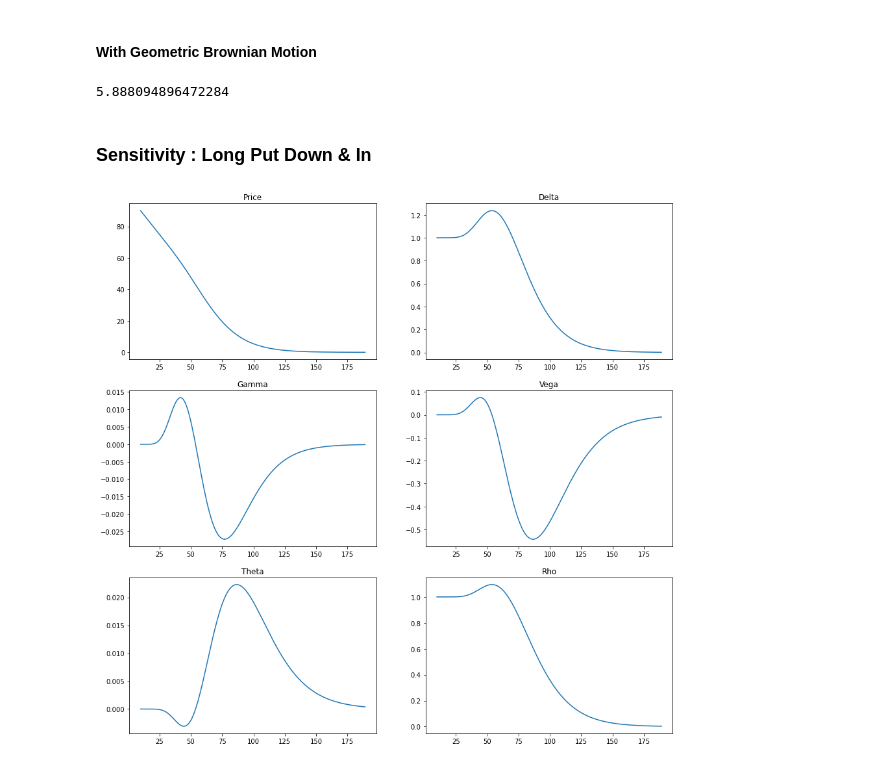
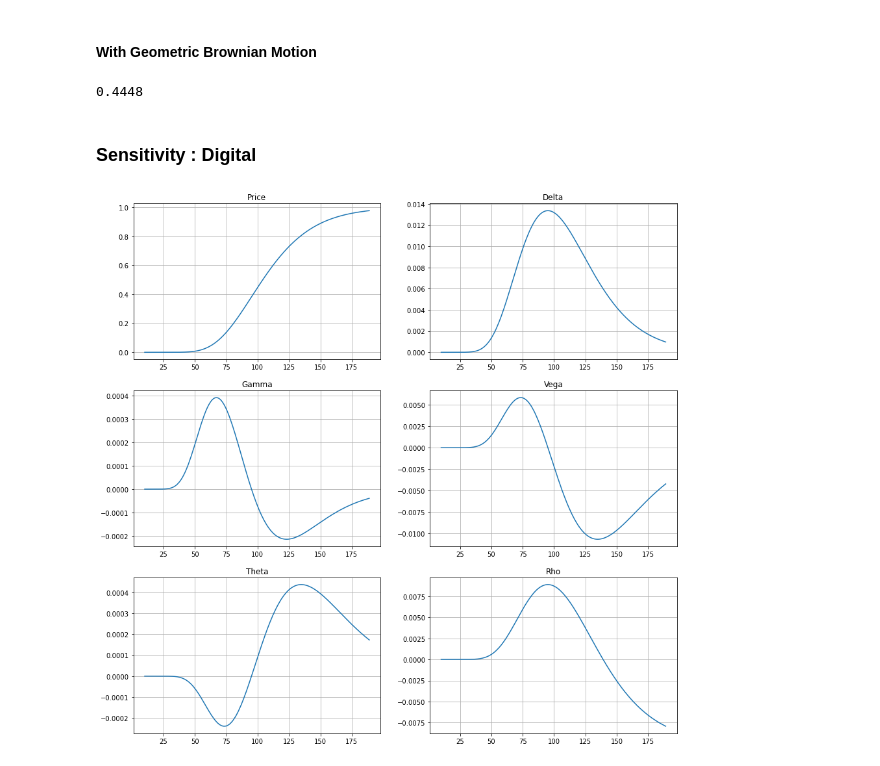
Before and after one commit to Stevenworick/Pricing, a Jupyter notebook: Notebook.ipynb, the cells around one changed output. Cells and saved outputs as stored; diff of their text form; code cells hidden in the pictures.

Commit message:
Digital & Notebook update

```diff
--- a/Notebook.ipynb
+++ b/Notebook.ipynb
@@ -17,11 +17,11 @@ configuration = ConfigurationBuilder(
 # %% [markdown]
 #### With Black Scholes Merton
 # %%
-barrier = 70
-shift = 3
+barrier = configuration.spot
+shift = 1
+
+configuration.strike = barrier - shift
+option_1 = BlackScholesMerton(configuration)
 
 configuration.strike = barrier
-option_1 = BlackScholesMerton(configuration)
-
-configuration.strike = barrier - shift
 option_2 = BlackScholesMerton(configuration)
@@ -32 +28,3 @@ pdi = (option_1 * -1) * (quantity + 1) + option_2 * quantity
+# %%
+digital = option_1 - option_2
 # %%
@@ -47,18 +45,18 @@ rho 0.35979029085847636
 #### With Geometric Brownian Motion
 # %%
 configuration.strike = configuration.spot
-configuration.simulation = 40000
+configuration.simulation = 10000
 configuration.steps = 365
 gbm_pricing = GeometricBrownianMotion(configuration)
 gbm_pricing.run_simulation()
-# %%
-gbm_pricing.put_down_in(barrier=barrier)
-# %% [output]
-5.888094896472284
-# %% [markdown]
-### Sensitivity : Long Put Down & In
+# %%
+gbm_pricing.digital()
+# %% [output]
+0.4448
+# %% [markdown]
+### Sensitivity : Digital
 # %%
-# For spot price between 10 and 190
+# For spot between 10 and 190
 
 data = pd.DataFrame(columns=['price', 'delta', 'gamma', 'vega', 'theta', 'rho'])
 
@@ -66,24 +64,24 @@ for i in range(10, 190):
 
     configuration.spot = i
 
-    configuration.strike = barrier
+    configuration.strike = barrier - shift
     option_1 = BlackScholesMerton(configuration)
 
-    configuration.strike = barrier - shift
+    configuration.strike = barrier
     option_2 = BlackScholesMerton(configuration)
 
-    pdi = (option_1 * -1) * (quantity + 1) + option_2 * quantity
+    digital = option_1 - option_2
 
-    data.loc[i] = (abs(pdi.price()), pdi.delta(), pdi.gamma(), pdi.vega(), pdi.theta(), pdi.rho())
+    data.loc[i] = (abs(digital.price()), digital.delta(), digital.gamma(), digital.vega(), digital.theta(), digital.rho())
 # %%
 fig, axes = plt.subplots(nrows=3, ncols=2)
-data["price"].plot(ax=axes[0,0], title='Price')
-data["delta"].plot(ax=axes[0,1], title='Delta')
-data["gamma"].plot(ax=axes[1,0], title='Gamma')
-data["vega"].plot(ax=axes[1,1], title='Vega')
-data["theta"].plot(ax=axes[2,0], title='Theta')
-data["rho"].plot(ax=axes[2,1], title='Rho')
+data["price"].plot(ax=axes[0,0], title='Price', grid='gca')
+data["delta"].plot(ax=axes[0,1], title='Delta', grid='gca')
+data["gamma"].plot(ax=axes[1,0], title='Gamma', grid='gca')
+data["vega"].plot(ax=axes[1,1], title='Vega', grid='gca')
+data["theta"].plot(ax=axes[2,0], title='Theta', grid='gca')
+data["rho"].plot(ax=axes[2,1], title='Rho', grid='gca')
 fig.set_figheight(15)
-fig.set_figwidth(15);
+fig.set_figwidth(15)
 # %% [output]
-[figure, old version]
+[figure, new version]
```
Also changed, not shown: parts of 5 cells of this notebook, 1 other file.
